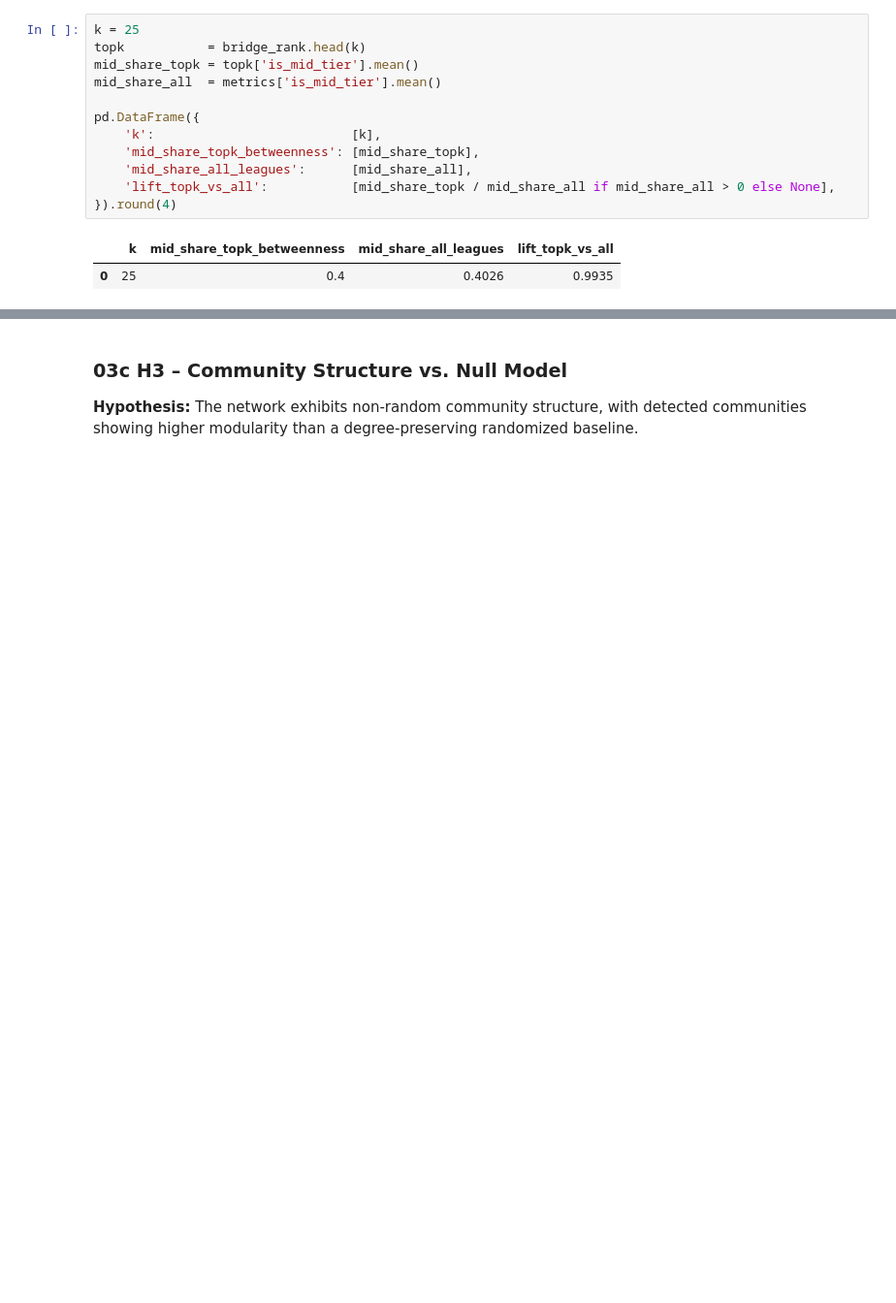
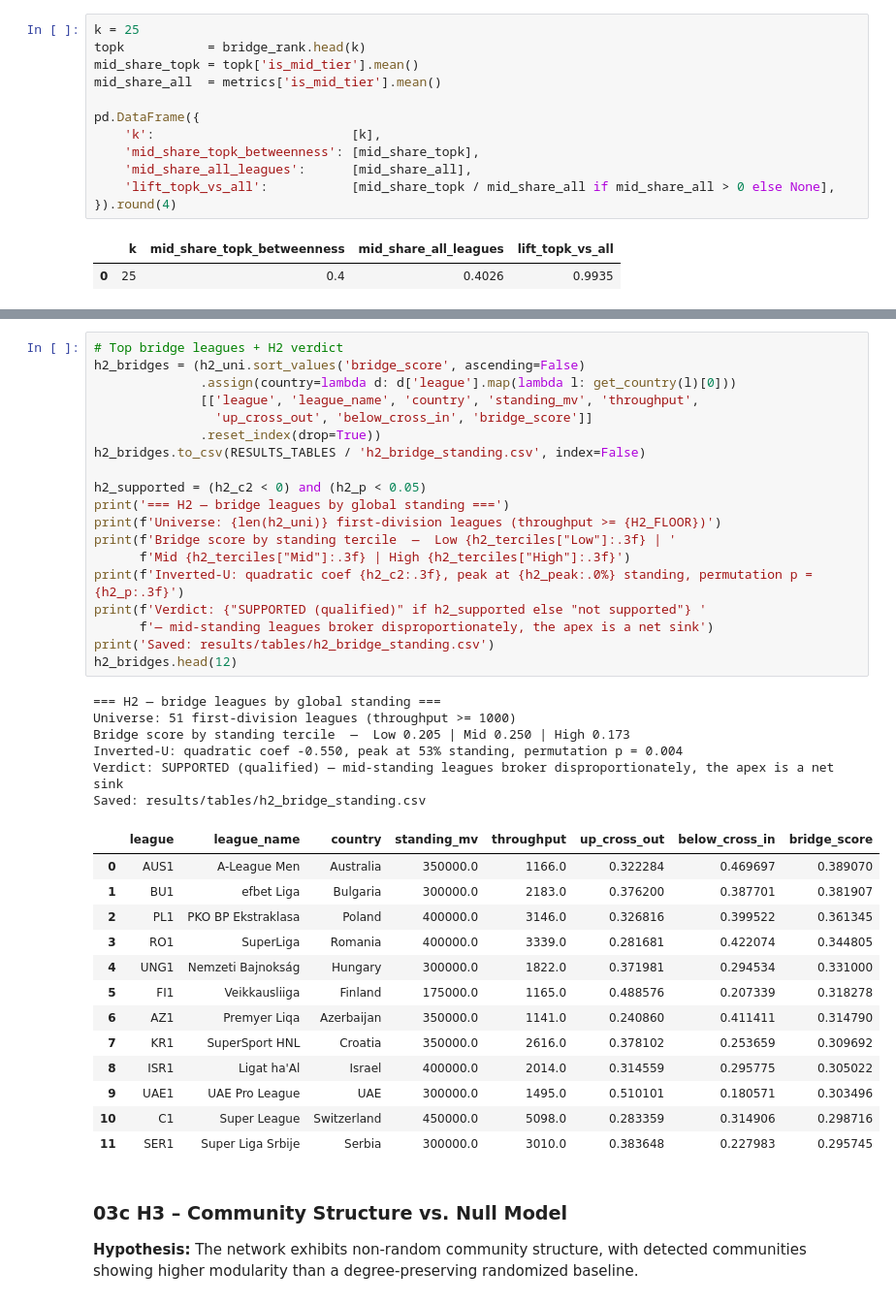
Before and after one commit to timg4/Mobility-in-Global-Football, a Jupyter notebook: 02_analysis.ipynb, the cells around one changed output, grey strips where cells are left out. Shown at 97% size. Saved outputs shown, nothing was run; the diff lists cells and outputs as text; blank space fills up the shorter version.

```diff
--- a/02_analysis.ipynb
+++ b/02_analysis.ipynb
@@ -630,3 +1281,42 @@ Saved: results/figures/fig_h2_betweenness.png
+# %%
+# Top bridge leagues + H2 verdict
+h2_bridges = (h2_uni.sort_values('bridge_score', ascending=False)
+              .assign(country=lambda d: d['league'].map(lambda l: get_country(l)[0]))
+              [['league', 'league_name', 'country', 'standing_mv', 'throughput',
+                'up_cross_out', 'below_cross_in', 'bridge_score']]
+              .reset_index(drop=True))
+h2_bridges.to_csv(RESULTS_TABLES / 'h2_bridge_standing.csv', index=False)
+
+h2_supported = (h2_c2 < 0) and (h2_p < 0.05)
+print('=== H2 — bridge leagues by global standing ===')
+print(f'Universe: {len(h2_uni)} first-division leagues (throughput >= {H2_FLOOR})')
+print(f'Bridge score by standing tercile  —  Low {h2_terciles["Low"]:.3f} | '
+      f'Mid {h2_terciles["Mid"]:.3f} | High {h2_terciles["High"]:.3f}')
+print(f'Inverted-U: quadratic coef {h2_c2:.3f}, peak at {h2_peak:.0%} standing, permutation p = {h2_p:.3f}')
+print(f'Verdict: {"SUPPORTED (qualified)" if h2_supported else "not supported"} '
+      f'— mid-standing leagues broker disproportionately, the apex is a net sink')
+print('Saved: results/tables/h2_bridge_standing.csv')
+h2_bridges.head(12)
+# %% [output]
+=== H2 — bridge leagues by global standing ===
+Universe: 51 first-division leagues (throughput >= 1000)
+Bridge score by standing tercile  —  Low 0.205 | Mid 0.250 | High 0.173
+Inverted-U: quadratic coef -0.550, peak at 53% standing, permutation p = 0.004
+Verdict: SUPPORTED (qualified) — mid-standing leagues broker disproportionately, the apex is a net sink
+Saved: results/tables/h2_bridge_standing.csv
+|  | league | league_name | country | standing_mv | throughput | up_cross_out | below_cross_in | bridge_score |
+| 0 | AUS1 | A-League Men | Australia | 350000.0 | 1166.0 | 0.322284 | 0.469697 | 0.389070 |
+| 1 | BU1 | efbet Liga | Bulgaria | 300000.0 | 2183.0 | 0.376200 | 0.387701 | 0.381907 |
+| 2 | PL1 | PKO BP Ekstraklasa | Poland | 400000.0 | 3146.0 | 0.326816 | 0.399522 | 0.361345 |
+| 3 | RO1 | SuperLiga | Romania | 400000.0 | 3339.0 | 0.281681 | 0.422074 | 0.344805 |
+| 4 | UNG1 | Nemzeti Bajnokság | Hungary | 300000.0 | 1822.0 | 0.371981 | 0.294534 | 0.331000 |
+| 5 | FI1 | Veikkausliiga | Finland | 175000.0 | 1165.0 | 0.488576 | 0.207339 | 0.318278 |
+| 6 | AZ1 | Premyer Liqa | Azerbaijan | 350000.0 | 1141.0 | 0.240860 | 0.411411 | 0.314790 |
+| 7 | KR1 | SuperSport HNL | Croatia | 350000.0 | 2616.0 | 0.378102 | 0.253659 | 0.309692 |
+| 8 | ISR1 | Ligat ha'Al | Israel | 400000.0 | 2014.0 | 0.314559 | 0.295775 | 0.305022 |
+| 9 | UAE1 | UAE Pro League | UAE | 300000.0 | 1495.0 | 0.510101 | 0.180571 | 0.303496 |
+| 10 | C1 | Super League | Switzerland | 450000.0 | 5098.0 | 0.283359 | 0.314906 | 0.298716 |
+| 11 | SER1 | Super Liga Srbije | Serbia | 300000.0 | 3010.0 | 0.383648 | 0.227983 | 0.295745 |
 # %% [markdown]
 ### 03c  H3 – Community Structure vs. Null Model
 
```
Also changed, not shown: parts of 16 cells of this notebook, 15 other files.
